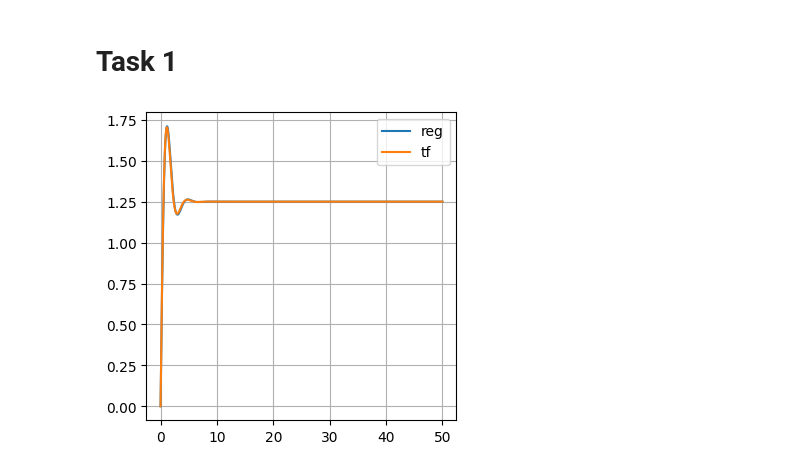
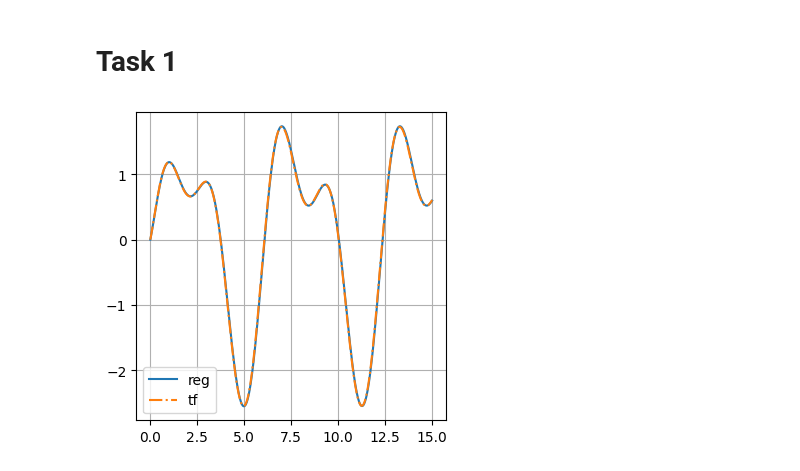
Before and after one commit to lalayants/adaptive-and-robust-control, a Jupyter notebook: 6/6.ipynb, the cells around one changed output. Drawn from its saved outputs; the diff is of its cells as text; code cells hidden in the pictures.

```diff
--- a/6/6.ipynb
+++ b/6/6.ipynb
@@ -17,13 +17,13 @@ plt.rcParams['figure.figsize'] = [4, 4]
 a_1, a_0 = 2, 4
 b_1, b_0 = 3, 5
 k_1, k_0 = 4, 4
-u = lambda t : np.sin(t) + 0.5 * np.cos(2 * t)
+g = lambda t : np.sin(t) + 0.5 * np.cos(2 * t)
 # %% [markdown]
 # Task 1
 # %%
 theta = np.array([k_0 - a_0, k_1 - a_1, b_0, b_1])
 # %%
-class OmegaVector():
+class OutputRegression():
     def __init__(self, denum_ks, n, m, y0, u0, theta) -> None:
         u0 = np.array([u0])
         parts = y0 / sum(theta**2)
@@ -47,40 +47,37 @@ class OmegaVector():
 
     def model(self, ts, us, theta):
         ys = np.zeros(self.m + self.n)
         dt = ts[1] - ts[0]
         res = [self.y.reshape(-1)[-1]]
         for idx in range(len(ts) - 1):
             for i in range(self.n):
                 A, B, C, D = self.omega[i]
                 A, B, C, D, _ = scipy.signal.cont2discrete((A, B, C, D), dt)
                 self.systems_xs[i] = A @ self.systems_xs[i] + B * self.y
-                ys[i] = C @ self.systems_xs[i] + D @ self.y
+                ys[i] = (C @ self.systems_xs[i] + D @ self.y).reshape(-1)[-1]
             for i in range(self.n, self.n + self.m):
                 A, B, C, D = self.omega[i]
                 A, B, C, D, _ = scipy.signal.cont2discrete((A, B, C, D), dt)
                 self.systems_xs[i] = A @ self.systems_xs[i] + B * us[idx]
-                ys[i] = C @ self.systems_xs[i] + D * u[idx]
+                ys[i] = (C @ self.systems_xs[i] + D * u[idx]).reshape(-1)[-1]
             res.append(theta.T @ ys)
             self.y = np.array(res[-1]).reshape(1, 1)
         return res
 
-ts = np.linspace(0, 50, 1000)
+ts = np.linspace(0, 15, 1000)
+u = g(ts).reshape((len(ts), 1))
 
 y0 = 0
-theta = np.array([k_0 - a_0, k_1 - a_1, b_0, b_1])
-# u = np.sin(ts).reshape((len(ts), 1))
-u = 1 * np.ones_like(ts).reshape((len(ts), 1))
-# u = ts.reshape((len(ts), 1))
-ov = OmegaVector(denum_ks=[1, k_1, k_0], n=2, m=2, y0=y0, u0=u[0], theta=theta)
+ov = OutputRegression(denum_ks=[1, k_1, k_0], n=2, m=2, y0=y0, u0=u[0], theta=theta)
 res = ov.model(ts, u, theta)
 plt.plot(ts, res, label='reg')
 
 sptf = TransferFunction([b_1, b_0], [1, a_1, a_0])
 A, B, C, D = tf2ss([b_1, b_0], [1, a_1, a_0])
 x0 = np.linalg.pinv(C) @ (np.array([y0]) - D * 1)
 t, y, x = lsim(sptf, U=u, T=ts, X0=x0.reshape(-1))
-plt.plot(t, y, label='tf')
+plt.plot(t, y, '-.', label='tf')
 plt.legend()
 plt.grid()
 # %% [output]
-[figure, old version]
+[figure, new version]
```
Also changed, not shown: parts of 6 cells of this notebook.
